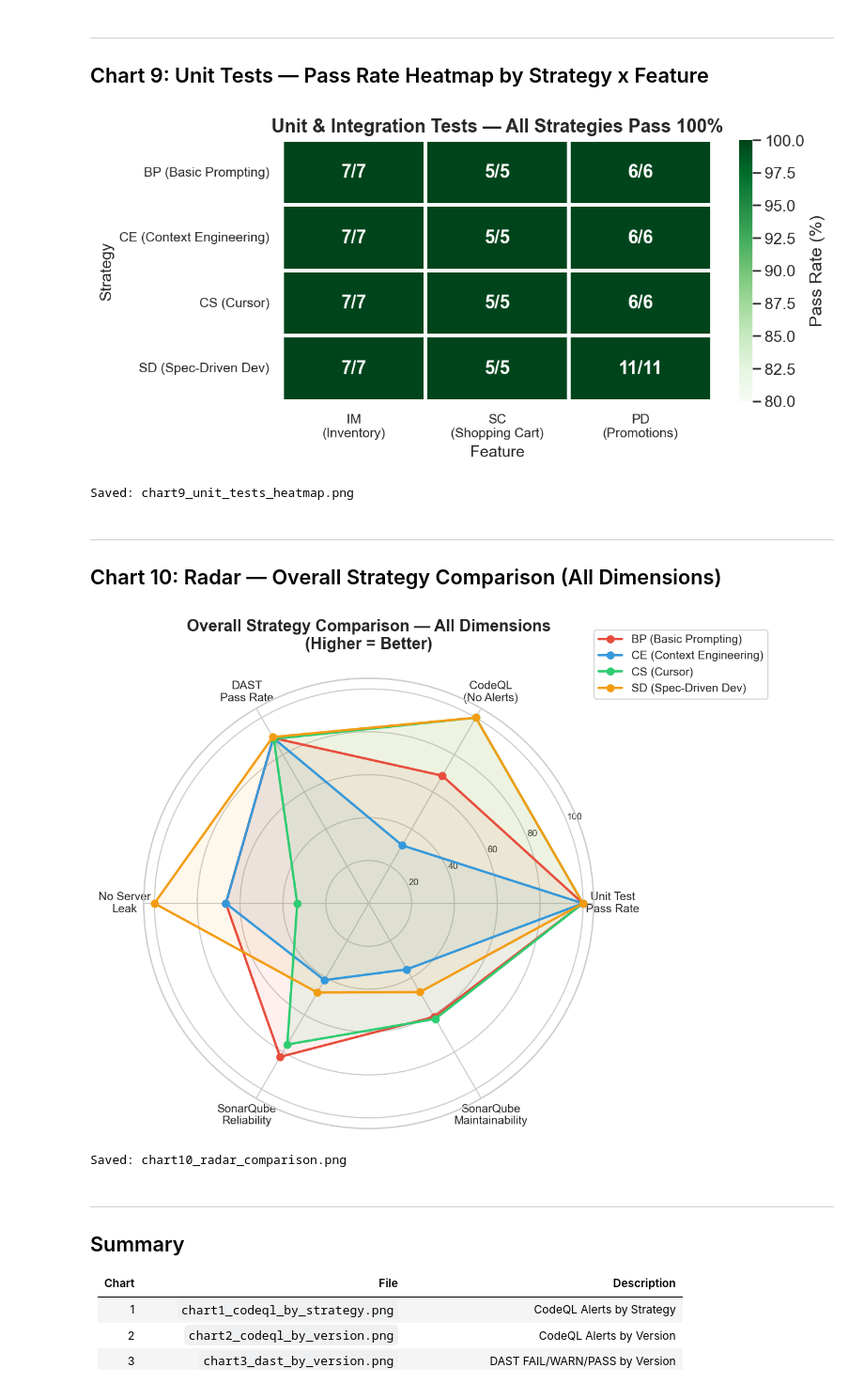
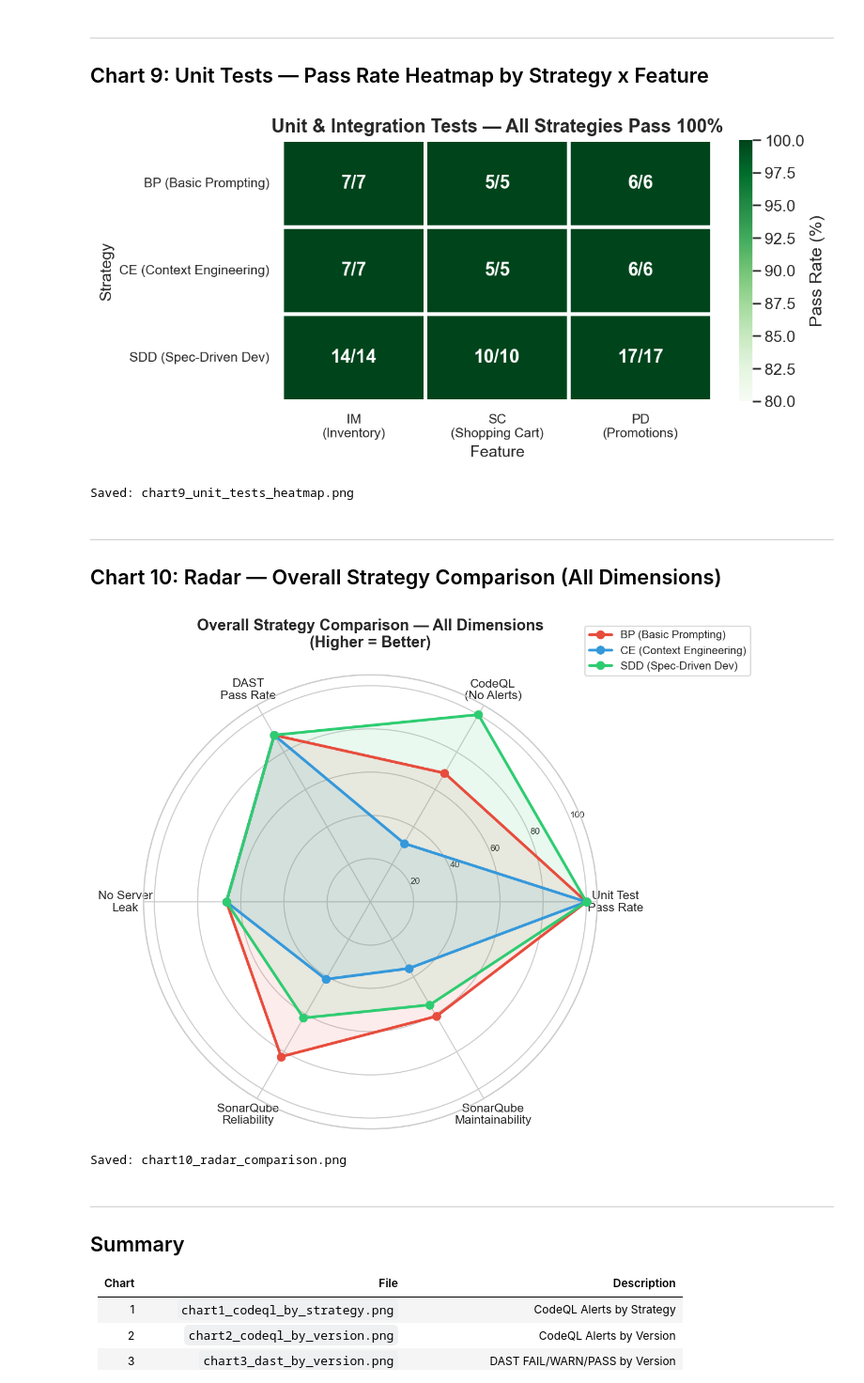
Before and after one commit to PhatchareePuangjai/chatGPT5, a Jupyter notebook: src/research_charts_executed.ipynb, the cells around one changed output. Shown at 94% size. Saved outputs shown, nothing was run; the diff lists cells and outputs as text; code cells hidden in the pictures.

```diff
--- a/src/research_charts_executed.ipynb
+++ b/src/research_charts_executed.ipynb
@@ -21,18 +23,16 @@ matplotlib.rcParams['figure.dpi'] = 150
 matplotlib.rcParams['savefig.dpi'] = 300
 matplotlib.rcParams['figure.facecolor'] = 'white'
 
-# สี palette สำหรับ 4 strategies
+# สี palette สำหรับ 3 strategies
 STRATEGY_COLORS = {
-    'BP': '#e74c3c',  # แดง
-    'CE': '#3498db',  # น้ำเงิน
-    'CS': '#2ecc71',  # เขียว
-    'SD': '#f39c12',  # ส้ม
+    'BP': '#e74c3c',   # แดง
+    'CE': '#3498db',   # น้ำเงิน
+    'SDD': '#2ecc71',  # เขียว
 }
 STRATEGY_NAMES = {
     'BP': 'Basic Prompting',
     'CE': 'Context Engineering',
-    'CS': 'Cursor',
-    'SD': 'Spec-Driven Dev',
+    'SDD': 'Spec-Driven Dev',
 }
 
 print('Libraries loaded successfully!')
@@ -457,7 +465,7 @@ Saved: chart8_sonarqube_duplications.png
 ---
 ## Chart 9: Unit Tests — Pass Rate Heatmap by Strategy x Feature
 # %%
-strategies = ['BP', 'CE', 'CS', 'SD']
+strategies = ['BP', 'CE', 'SDD']
 features = ['IM', 'SC', 'PD']
 
 fig, ax = plt.subplots(figsize=(8, 4))
@@ -483,13 +491,13 @@ plt.savefig('chart9_unit_tests_heatmap.png', bbox_inches='tight')
 plt.show()
 print('Saved: chart9_unit_tests_heatmap.png')
 # %% [output]
-[figure, old version]
+[figure, new version]
 Saved: chart9_unit_tests_heatmap.png
 # %% [markdown]
 ---
 ## Chart 10: Radar — Overall Strategy Comparison (All Dimensions)
 # %%
-strategies = ['BP', 'CE', 'CS', 'SD']
+strategies = ['BP', 'CE', 'SDD']
 
 radar_data = {}
 for s in strategies:
@@ -508,48 +516,49 @@ for s in strategies:
     # 3. DAST Pass Rate
     dast_pass_score = (s_dast['PASS'].mean() / 67) * 100
 
-    # 4. No Server Leak
-    leak_score = (1 - s_dast['Server_Leak'].sum() / 3) * 100
+    # 4. No Server Leak (normalize by group size)
+    n_versions = len(s_dast)
+    leak_score = (1 - s_dast['Server_Leak'].sum() / n_versions) * 100
 
-    # 5. SonarQube Reliability (inverse: fewer = better, max ~22)
+    # 5. SonarQube Reliability (inverse: fewer = better)
     max_rel = 25
     sonar_rel_score = max(0, (1 - s_sonar['Reliability'].mean() / max_rel) * 100)
 
-    # 6. SonarQube Maintainability (inverse: fewer = better, max ~26)
+    # 6. SonarQube Maintainability (inverse: fewer = better)
     max_maint = 30
     sonar_maint_score = max(0, (1 - s_sonar['Maintainability'].mean() / max_maint) * 100)
 
     radar_data[s] = [test_score, codeql_score, dast_pass_score, leak_score, sonar_rel_score, sonar_maint_score]
 
 categories = ['Unit Test\nPass Rate', 'CodeQL\n(No Alerts)', 'DAST\nPass Rate',
               'No Server\nLeak', 'SonarQube\nReliability', 'SonarQube\nMaintainability']
 N = len(categories)
 
 angles = np.linspace(0, 2 * np.pi, N, endpoint=False).tolist()
 angles += angles[:1]
 
 fig, ax = plt.subplots(figsize=(9, 9), subplot_kw=dict(polar=True))
 
 for s in strategies:
     values = radar_data[s] + radar_data[s][:1]
-    ax.plot(angles, values, 'o-', linewidth=2, label=f'{s} ({STRATEGY_NAMES[s]})',
-            color=STRATEGY_COLORS[s], markersize=6)
-    ax.fill(angles, values, alpha=0.08, color=STRATEGY_COLORS[s])
+    ax.plot(angles, values, 'o-', linewidth=2.5, label=f'{s} ({STRATEGY_NAMES[s]})',
+            color=STRATEGY_COLORS[s], markersize=7)
+    ax.fill(angles, values, alpha=0.1, color=STRATEGY_COLORS[s])
 
 ax.set_xticks(angles[:-1])
-ax.set_xticklabels(categories, fontsize=10)
+ax.set_xticklabels(categories, fontsize=11)
 ax.set_ylim(0, 105)
 ax.set_yticks([20, 40, 60, 80, 100])
 ax.set_yticklabels(['20', '40', '60', '80', '100'], fontsize=8)
 ax.set_title('Overall Strategy Comparison — All Dimensions\n(Higher = Better)', fontsize=14, fontweight='bold', pad=25)
-ax.legend(loc='upper right', bbox_to_anchor=(1.4, 1.12), fontsize=10)
+ax.legend(loc='upper right', bbox_to_anchor=(1.35, 1.12), fontsize=10)
 
 plt.tight_layout()
 plt.savefig('chart10_radar_comparison.png', bbox_inches='tight')
 plt.show()
 print('Saved: chart10_radar_comparison.png')
 # %% [output]
-[figure, old version]
+[figure, new version]
 Saved: chart10_radar_comparison.png
 # %% [markdown]
 ---
```
Also changed, not shown: parts of 9 cells of this notebook, 11 other files.
